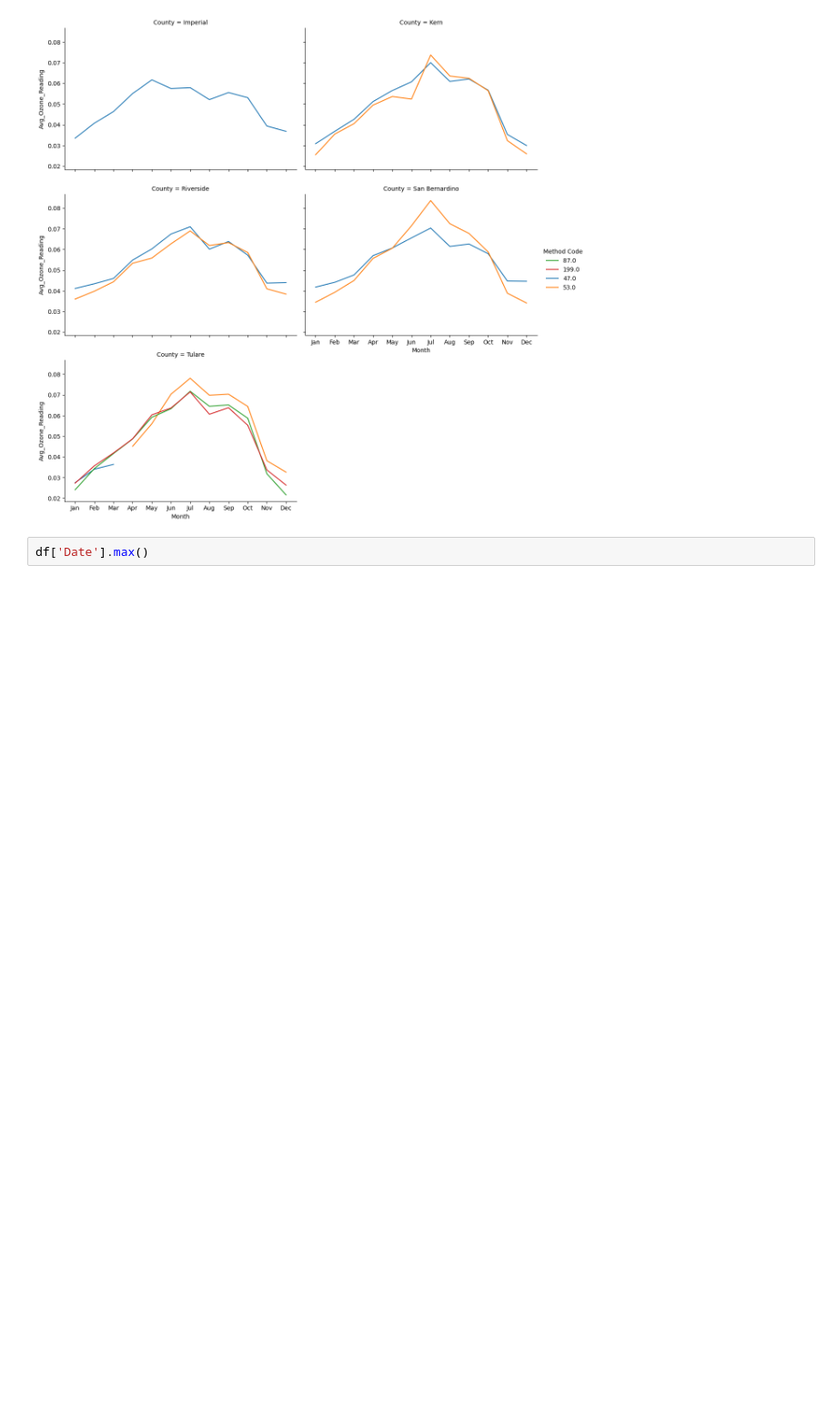
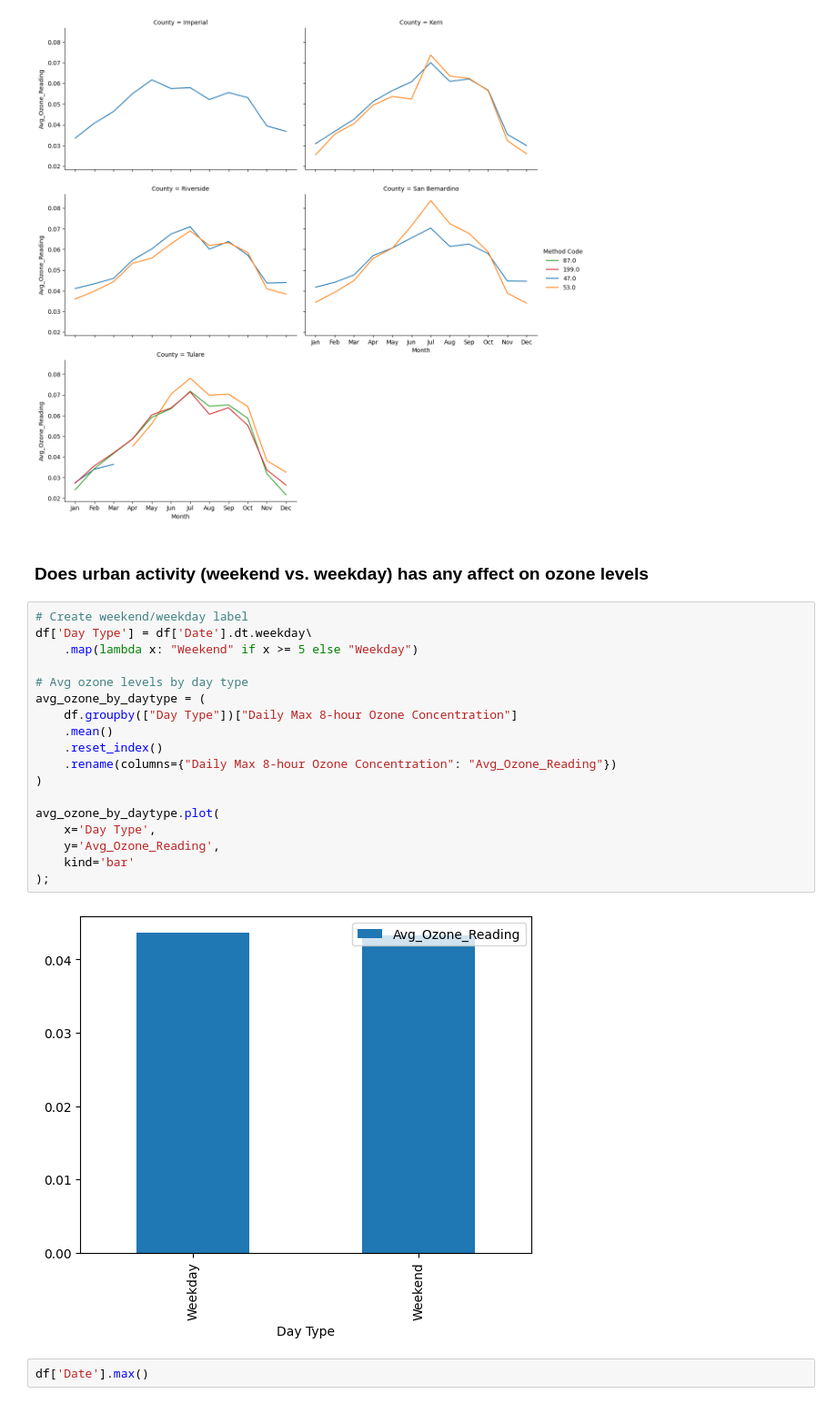
Before and after one commit to imanadeko/Analyzing-Ozone-Pollution-Trends-Across-California, a Jupyter notebook: notebook.ipynb, the cells around one changed output. Shown at 91% size. Drawn from its saved outputs; the diff is of its cells as text; blank space fills up the shorter version.

```diff
--- a/notebook.ipynb
+++ b/notebook.ipynb
@@ -283,6 +283,28 @@ The palette list has more values (10) than needed (2), which may not be intended
 
 The palette list has more values (10) than needed (4), which may not be intended.
 [figure]
+# %% [markdown]
+### Does urban activity (weekend vs. weekday) has any affect on ozone levels
+# %%
+# Create weekend/weekday label
+df['Day Type'] = df['Date'].dt.weekday\
+    .map(lambda x: "Weekend" if x >= 5 else "Weekday")
+
+# Avg ozone levels by day type
+avg_ozone_by_daytype = (
+    df.groupby(["Day Type"])["Daily Max 8-hour Ozone Concentration"]
+    .mean()
+    .reset_index()
+    .rename(columns={"Daily Max 8-hour Ozone Concentration": "Avg_Ozone_Reading"})
+)
+
+avg_ozone_by_daytype.plot(
+    x='Day Type',
+    y='Avg_Ozone_Reading',
+    kind='bar'
+);
+# %% [output]
+[figure, added]
 # %%
 df['Date'].max()
 # %% [output]
```
